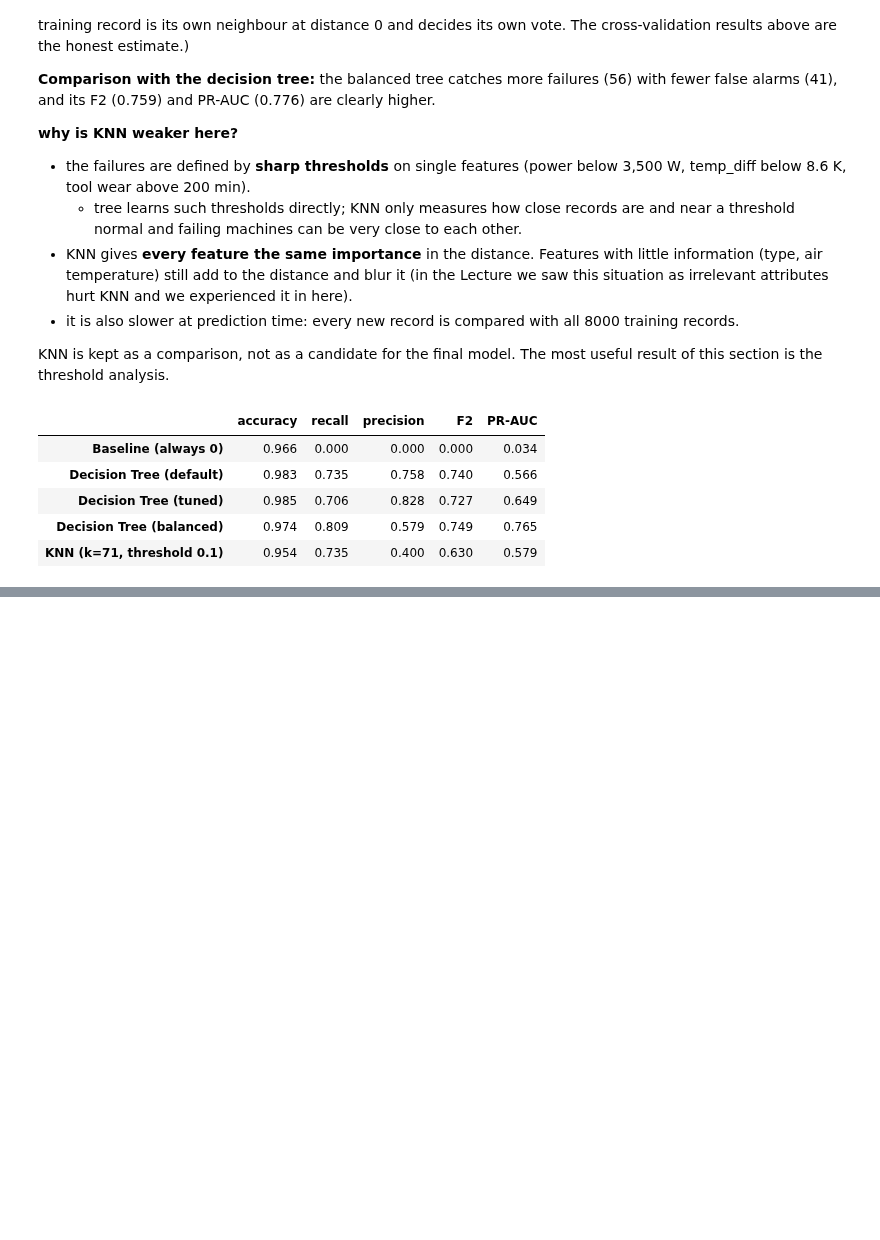
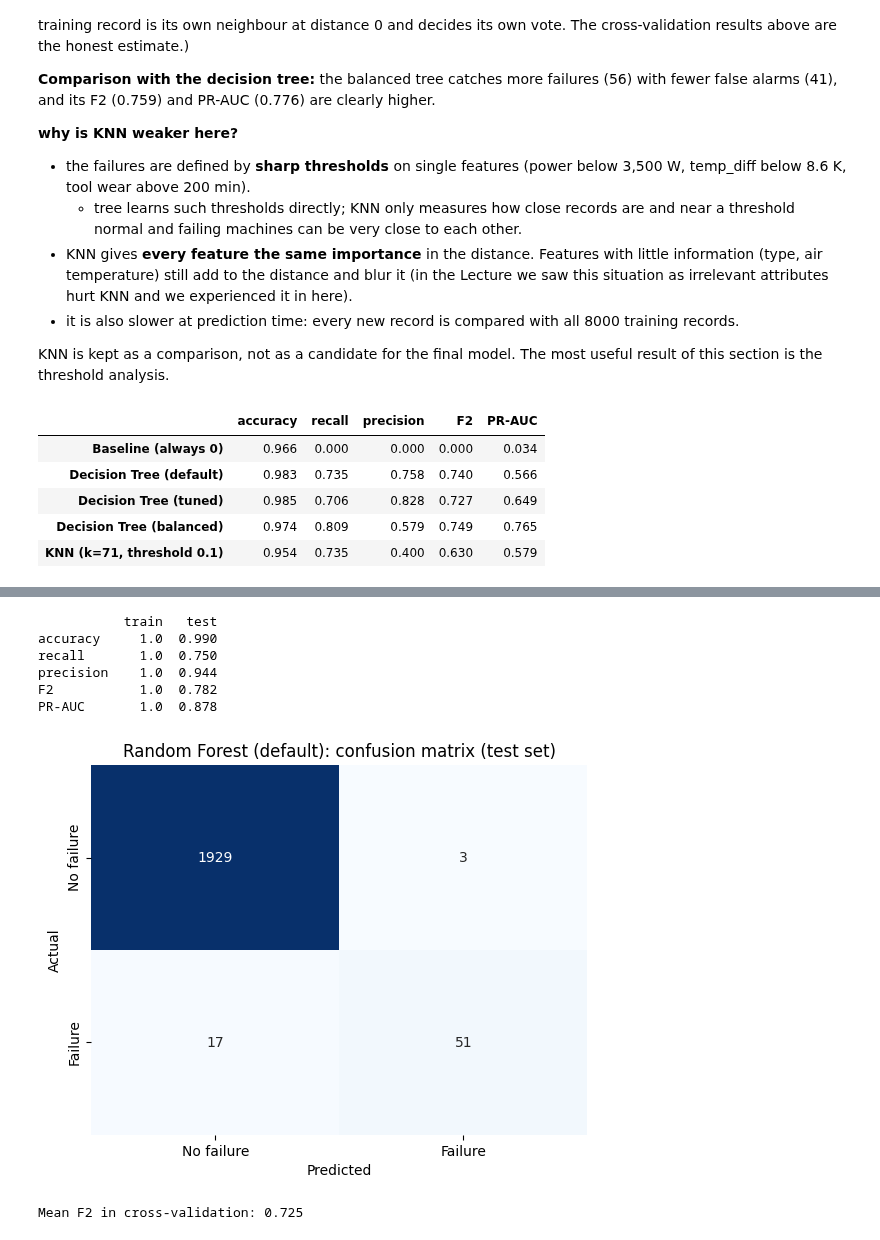
Before and after one commit to serraozkasap/ml-ai4i-predictive-maintenance, a Jupyter notebook: ai4i_predictive_maintenance.ipynb, the cells around one changed output, grey strips where cells are left out. Saved outputs shown, nothing was run; the diff lists cells and outputs as text; code cells hidden in the pictures; blank space fills up the shorter version.

```diff
--- a/ai4i_predictive_maintenance.ipynb
+++ b/ai4i_predictive_maintenance.ipynb
@@ -1118,0 +1303,36 @@ pd.DataFrame(results).T.round(3)
+# %%
+#a first forest with default settings (no depth limit, max_features="sqrt") to compare it with the single unlimited tree.
+#n_estimators=200 trees (the choice is checked in the next cell)
+#n_jobs=-1 uses all CPU cores, because the trees are independent and can be trained in parallel
+#random_state=42 fixes the bootstrap samples and the feature subsets (reproducibility).
+
+from sklearn.ensemble import RandomForestClassifier
+
+rf_default = RandomForestClassifier(n_estimators=200, random_state=42, n_jobs=-1)
+rf_default.fit(X_train, y_train)
+
+print(pd.DataFrame({"train": evaluate(rf_default, X_train, y_train),
+                    "test": evaluate(rf_default, X_test, y_test)}).round(3))
+plot_confusion(rf_default, X_test, y_test, "Random Forest (default): confusion matrix (test set)")
+
+#the same 5-fold cross-validated F2 used for the other models, for a fair comparison.
+from sklearn.model_selection import cross_val_score
+rf_default_cv = cross_val_score(RandomForestClassifier(n_estimators=200, random_state=42, n_jobs=-1),
+                                X_train, y_train, scoring=f2_scorer, cv=cv)
+print("Mean F2 in cross-validation:", round(rf_default_cv.mean(), 3))
+
+
+#In the grapg I saw that like the unlimited tree, the default forest is perfect on the training set (so each tree is grown without limits)
+#on the test set it catches 51 of 68 failures (recall 0.750)
+#with only **3 false alarms (precision 0.944)
+#F2 0.782
+#different measurement is PR-AUC: 0.878 against 0.566 for the unlimited tree and 0.776 for the best tree so far
+# %% [output]
+           train   test
+accuracy     1.0  0.990
+recall       1.0  0.750
+precision    1.0  0.944
+F2           1.0  0.782
+PR-AUC       1.0  0.878
+[figure, added]
+Mean F2 in cross-validation: 0.725
```
Also changed, not shown: parts of 35 cells of this notebook.
